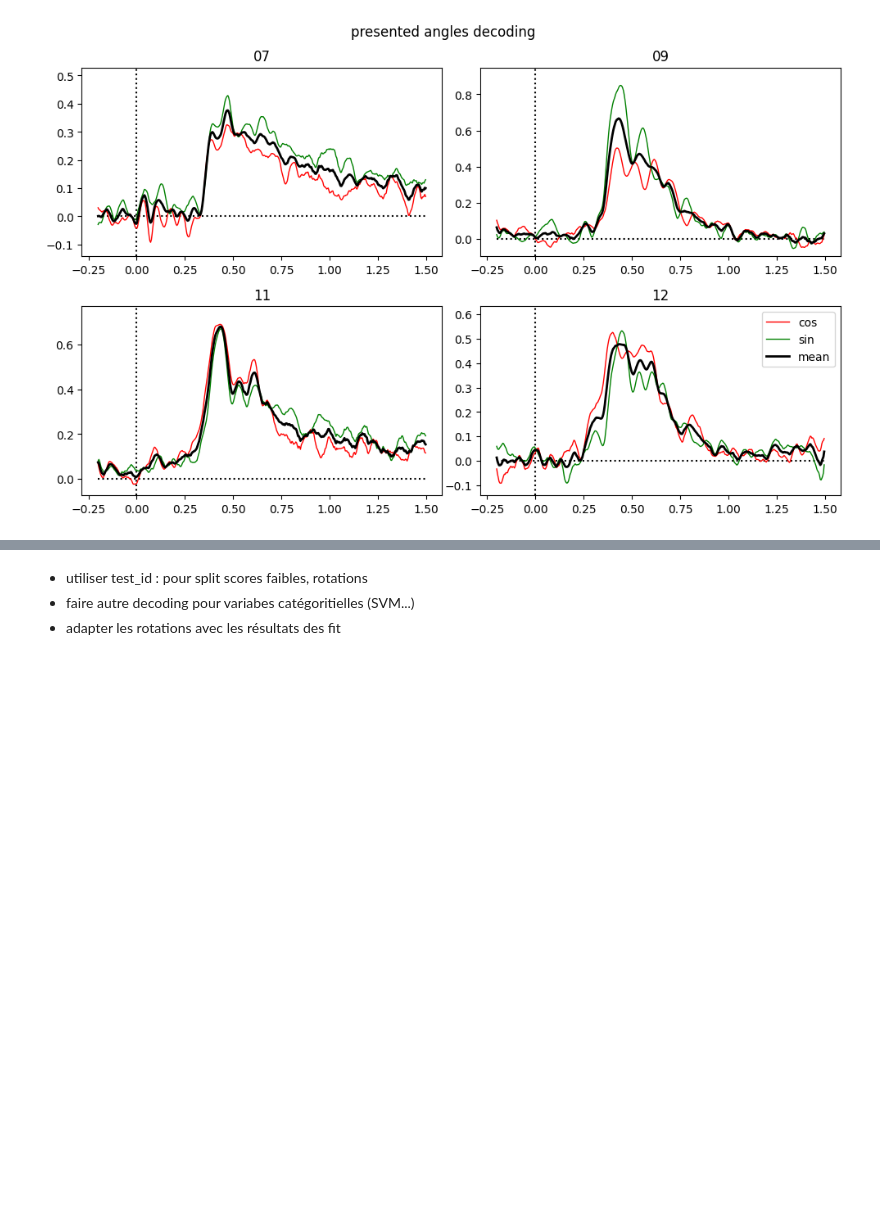
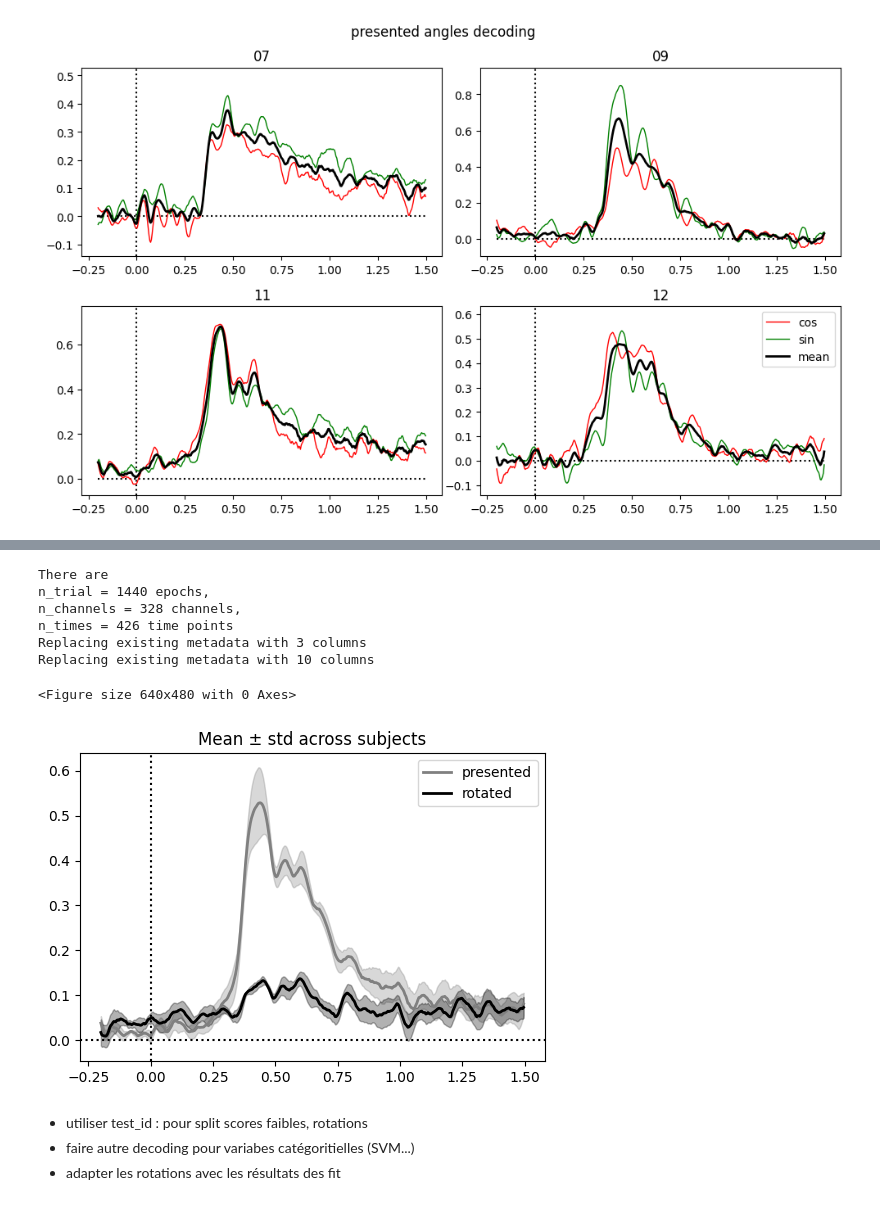
Before and after one commit to elodiehusson/Stage-M2, a Jupyter notebook: Decoding.ipynb, the cells around one changed output, grey strips where cells are left out. Cells and saved outputs as stored; diff of their text form; code cells hidden in the pictures; blank space fills up the shorter version.

```diff
--- a/Decoding.ipynb
+++ b/Decoding.ipynb
@@ -574,3 +586,66 @@ Replacing existing metadata with 10 columns
+# %%
+### PLOT OF THE MEAN DECODING FOR ALL SUBJECTS
+
+
+alldatres =[]
+alldatrot = []
+
+plt.figure()
+epochs, metadata = load_epochs_metadata("07", device)
+times = get_timearray(SW, tmin, tmax, epochs)
+
+for i, sub in enumerate(SUBJS):
+    datCospres = open_decodingresults(derivative_root + f"decoding/sub-{sub}/" + f"presented_angles_Cos_{sub}.pkl", SW)
+    datSinpres = open_decodingresults(derivative_root + f"decoding/sub-{sub}/" + f"presented_angles_Sin_{sub}.pkl", SW)
+
+    datCosrot = open_decodingresults(derivative_root + f"decoding/sub-{sub}/" + f"expected_angles_Cos_{sub}.pkl", SW)
+    datSinrot = open_decodingresults(derivative_root + f"decoding/sub-{sub}/" + f"expected_angles_Sin_{sub}.pkl", SW)
+
+    datres = np.mean([datCospres,datSinpres],0)
+    alldatres.append(np.array(datres).flatten())
+
+    datrot = np.mean([datCosrot,datSinrot],0)
+    alldatrot.append(np.array(datrot).flatten())
+
+
+alldatres_arr = np.vstack(alldatres)
+alldatrot_arr = np.vstack(alldatrot)
+
+mean_res = np.mean(alldatres_arr, axis=0)
+std_res  = np.std(alldatres_arr, axis=0)
+
+mean_rot = np.mean(alldatrot_arr, axis=0)
+std_rot  = np.std(alldatrot_arr, axis=0)
+
+sem_res = std_res / np.sqrt(alldatres_arr.shape[0])
+sem_rot = std_rot / np.sqrt(alldatrot_arr.shape[0])
+
+
+plt.figure(figsize=(6,4))
+
+plt.plot(times, mean_res, color='grey', linewidth=2, label='presented')
+plt.fill_between(times, mean_res - sem_res, mean_res + sem_res,
+                 color='grey', alpha=0.3)
+
+plt.plot(times, mean_rot, color='black', linewidth=2, label='rotated')
+plt.fill_between(times, mean_rot - sem_rot, mean_rot + sem_rot,
+                 color='black', alpha=0.3)
+
+plt.axhline(0, linestyle=':', color='k')
+plt.axvline(0, linestyle=':', color='k')
+
+plt.legend()
+plt.title("Mean ± std à la moyenne (sem) across subjects")
+plt.show()
+# %% [output]
+There are
+n_trial = 1440 epochs,
+n_channels = 328 channels,
+n_times = 426 time points
+Replacing existing metadata with 3 columns
+Replacing existing metadata with 10 columns
+<Figure size 640x480 with 0 Axes>
+[figure, added]
 # %% [markdown]
 - utiliser test_id : pour split scores faibles, rotations
 - faire autre decoding pour variabes catégoritielles (SVM...)
```
Also changed, not shown: parts of 6 cells of this notebook.
